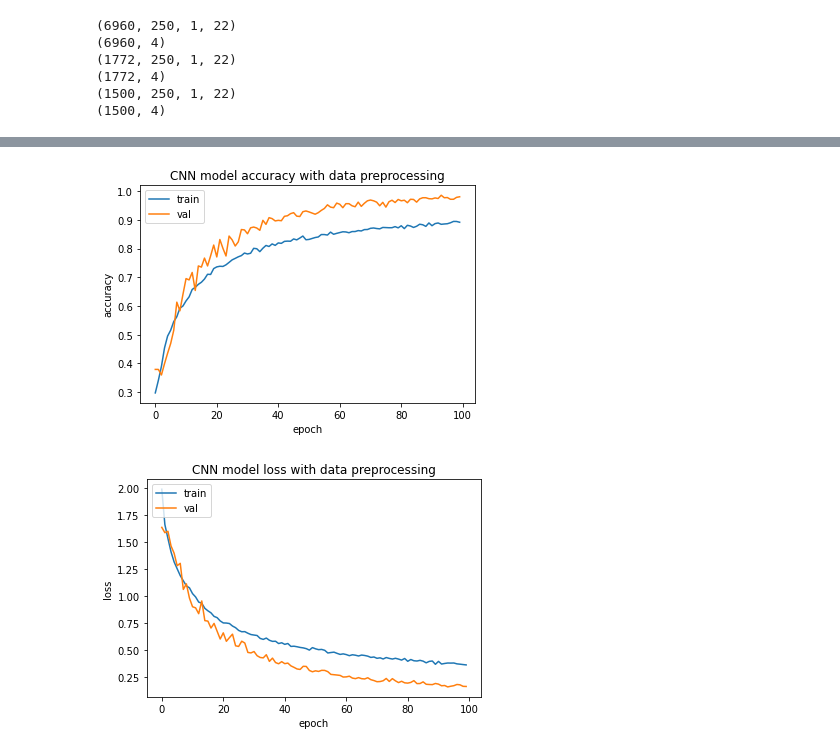
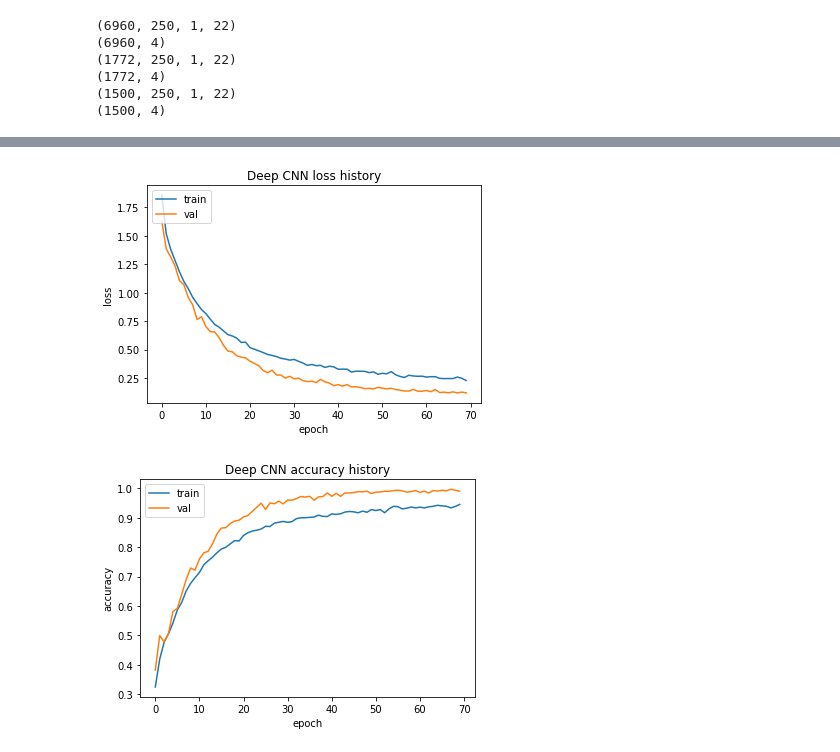
Before and after one commit to jacobergzhou/UCLA-ECE247-Project, a Jupyter notebook: c247_cnn.ipynb, the cells around one changed output, grey strips where cells are left out. Saved outputs shown, nothing was run; the diff lists cells and outputs as text; code cells hidden in the pictures.

```diff
--- a/c247_cnn.ipynb
+++ b/c247_cnn.ipynb
@@ -327,26 +295,21 @@ lr = 0.001, dropout = 0.6, wd = 0.01, Test accuracy:0.7104966044425964
-# %%
-import matplotlib.pyplot as plt
-
-# list all data in history
-#print(history.history.keys())
-
-# summarize history for accuracy
-plt.plot(cnn_results.history['accuracy'])
-plt.plot(cnn_results.history['val_accuracy'])
-plt.title('CNN model accuracy with data preprocessing')
-plt.ylabel('accuracy')
-plt.xlabel('epoch')
-plt.legend(['train', 'val'], loc='upper left')
-plt.show()
-
-# summarize history for loss
-plt.plot(cnn_results.history['loss'])
-plt.plot(cnn_results.history['val_loss'])
-plt.title('CNN model loss with data preprocessing')
-plt.ylabel('loss')
-plt.xlabel('epoch')
-plt.legend(['train', 'val'], loc='upper left')
-plt.show()
-# %% [output]
-[figure, removed]
-[figure, removed]
+# %%
+# print loss graph
+plt.plot(results.history['loss'])
+plt.plot(results.history['val_loss'])
+plt.title('Deep CNN loss history')
+plt.ylabel('loss')
+plt.xlabel('epoch')
+plt.legend(['train', 'val'], loc='upper left')
+plt.show()
+
+# print accuracy graph
+plt.plot(results.history['accuracy'])
+plt.plot(results.history['val_accuracy'])
+plt.title('Deep CNN accuracy history')
+plt.ylabel('accuracy')
+plt.xlabel('epoch')
+plt.legend(['train', 'val'], loc='upper left')
+plt.show()
+# %% [output]
+[figure, added]
+[figure, added]
```
Also changed, not shown: parts of 5 cells of this notebook.
